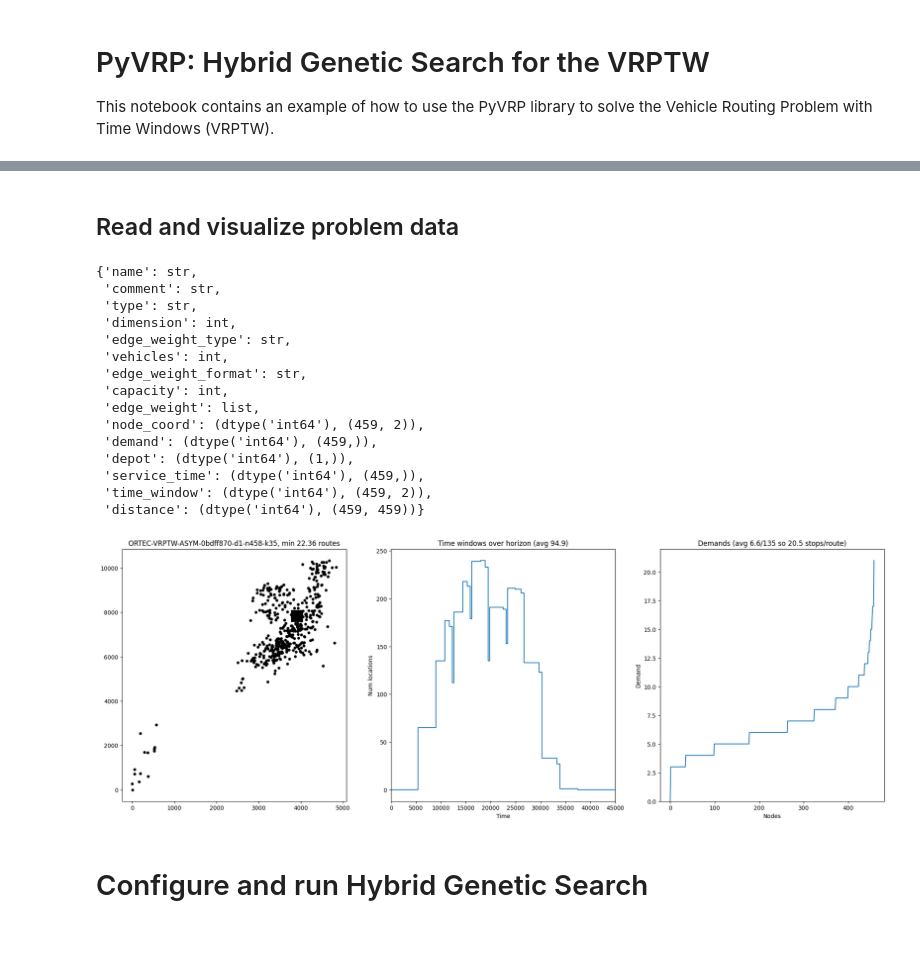
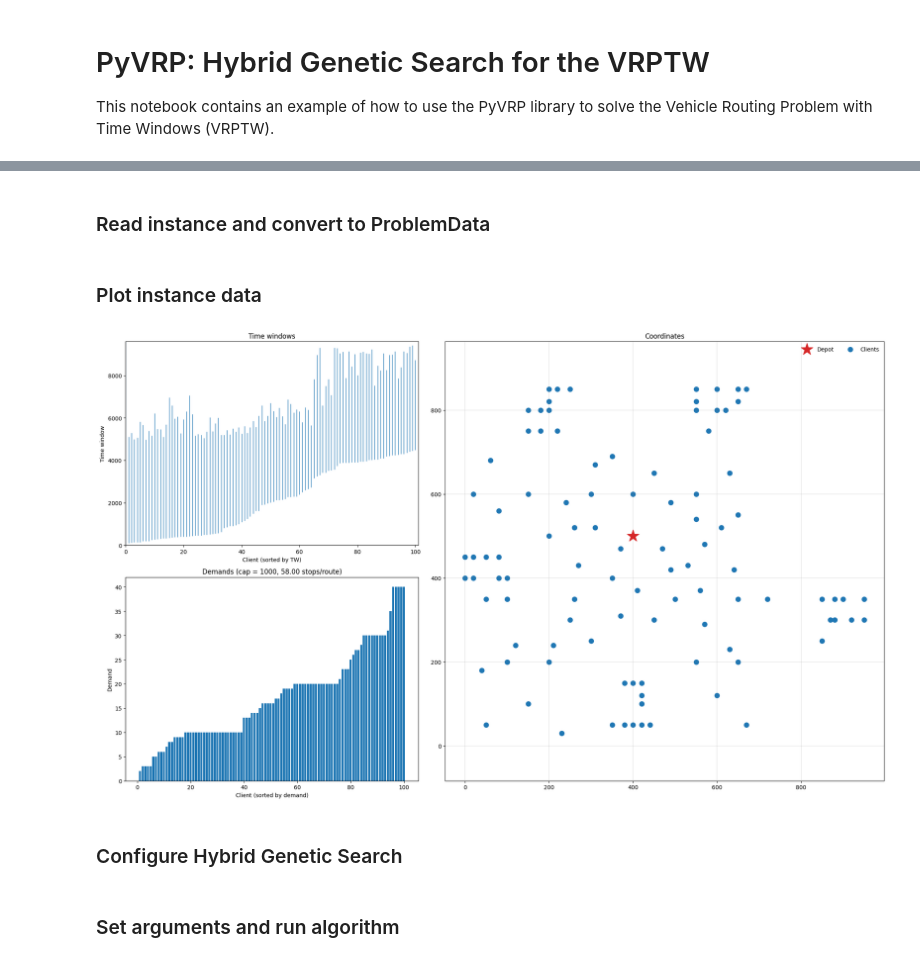
Before and after one commit to PyVRP/PyVRP, a Jupyter notebook: pyvrp/examples/vrptw.ipynb, the cells around one changed output, grey strips where cells are left out. Saved outputs shown, nothing was run; the diff lists cells and outputs as text; code cells hidden in the pictures.

Commit message:
Implemented plotting and diagnostics, updated VRPTW example

```diff
--- a/pyvrp/examples/vrptw.ipynb
+++ b/pyvrp/examples/vrptw.ipynb
@@ -30,55 +48,37 @@ from pyvrp.plotting import plot_vrptw, plot_timew, plot_demands, plot_schedule
 # %% [markdown]
-## Read and visualize problem data
+### Read instance and convert to ProblemData
 # %%
 DATA_ROOT = os.path.abspath(os.path.join("..", "..", "data"))
 SOLOMON_DIR = os.path.join(DATA_ROOT, "vrptw", "Solomon")
 ORTEC_DIR = os.path.join(DATA_ROOT, "vrptw", "ORTEC")
+GH_DIR = os.path.join(DATA_ROOT, "vrptw", "GH")
 
 # For DIMACS objective, we may want to truncate to 1 decimal (scale and truncate to int)
-def truncate_to_decimals(distance, decimals=0):
-    return (distance * (10 ** decimals)).astype(int)
+def scale_and_truncate_to_decimals(vals: np.ndarray, decimals: int = 0):
+    return (vals * (10 ** decimals)).astype(int)
 
-truncate_to_1_decimal = partial(truncate_to_decimals, decimals=1)
+scale_and_truncate_to_1_decimal = partial(
+    scale_and_truncate_to_decimals, decimals=1)
 
-def apply_distance_rounding(instance, np_round_func):
-    return {
-        **instance,
-        'distance': np_round_func(instance['distance'])
-    }
+def convert_to_int(vals: np.ndarray):
+    return vals.astype(int)
 
-# instance_name = "C101"
-# instance = cvrplib.read_instance(os.path.join(SOLOMON_DIR, f"{instance_name}.txt"), style='solomon')
-# instance = apply_distance_rounding(instance, truncate_to_1_decimal)
-# instance_bks = cvrplib.read_solution(os.path.join(SOLOMON_DIR, "C101.sol"))
+# convert it to a ProblemData object
+def create_problem_data(instance: Dict, round_func: Callable = convert_to_int):
+    return ProblemData(
+        round_func(instance['node_coord']),
+        instance['demand'],
+        instance['vehicles'],
+        instance['capacity'],
+        round_func(instance['time_window']),
+        round_func(instance['service_time']),
+        round_func(instance['distance']),
+        np.zeros_like(instance['demand'])
+    )
 
-# instance_name = "ORTEC-VRPTW-ASYM-00c5356f-d1-n258-k12"
-instance_name = 'ORTEC-VRPTW-ASYM-0bdff870-d1-n458-k35'
-instance_filename = os.path.join(DATA_ROOT, "vrptw", "ORTEC", f"{instance_name}.txt")
-instance = cvrplib.read_instance(instance_filename, style='vrplib')
-
-# Let's inspect what we have here
-{k: (type(v) if not isinstance(v, np.ndarray) else (v.dtype, np.shape(v))) for k, v in instance.items()}
+instance_name = "RC208"
+instance = create_problem_data(
+    cvrplib.read_instance(os.path.join(SOLOMON_DIR, f"{instance_name}.txt"), style='solomon'),
+    round_func=scale_and_truncate_to_1_decimal
+)
+instance_bks = cvrplib.read_solution(os.path.join(SOLOMON_DIR, f"{instance_name}.sol"))
-# %% [output]
-{'name': str,
- 'comment': str,
- 'type': str,
- 'dimension': int,
- 'edge_weight_type': str,
- 'vehicles': int,
- 'edge_weight_format': str,
- 'capacity': int,
- 'edge_weight': list,
- 'node_coord': (dtype('int64'), (459, 2)),
- 'demand': (dtype('int64'), (459,)),
- 'depot': (dtype('int64'), (1,)),
- 'service_time': (dtype('int64'), (459,)),
- 'time_window': (dtype('int64'), (459, 2)),
- 'distance': (dtype('int64'), (459, 459))}
-# %%
-# Plot the instance and some properties
-fig, ax = plt.subplots(1, 3, figsize=(24, 8))
-plot_vrptw(ax[0], instance, title=instance_name)
-plot_timew(ax[1], instance['time_window'])
-plot_demands(ax[2], instance['demand'], instance['capacity'])
-# %% [output]
-[figure, removed]
@@ -101,5 +85,11 @@ problem_data2 = read(instance_filename)
+# %% [markdown]
+### Plot instance data
+# %%
+plotting.plot_instance(instance)
+# %% [output]
+[figure, added]
 # %% [markdown]
-# Configure and run Hybrid Genetic Search
+### Configure Hybrid Genetic Search
 # %%
 def solve(
     data: ProblemData,
@@ -146,6 +138,8 @@ def solve(
         stop = MaxIterations(max_iterations)
 
     return algo.run(stop)
+# %% [markdown]
+### Set arguments and run algorithm
 # %%
 args = {
     'seed': 42,
```
Also changed, not shown: parts of 18 cells of this notebook, 4 other files.
